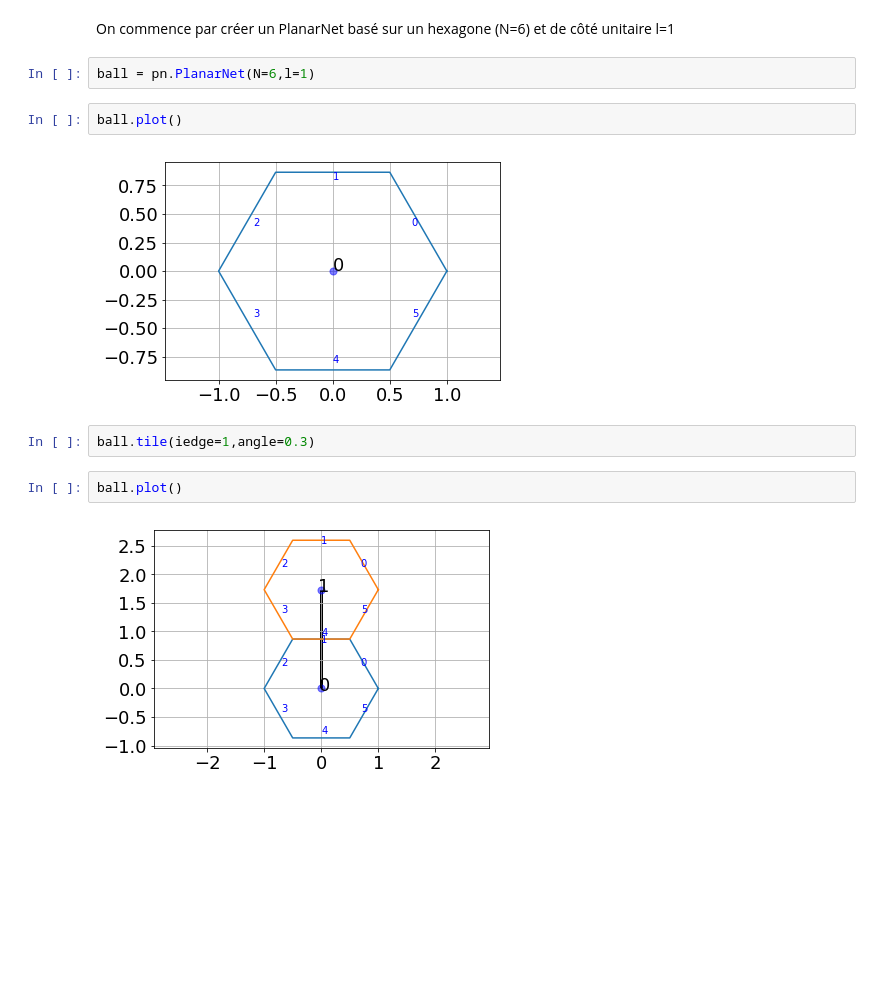
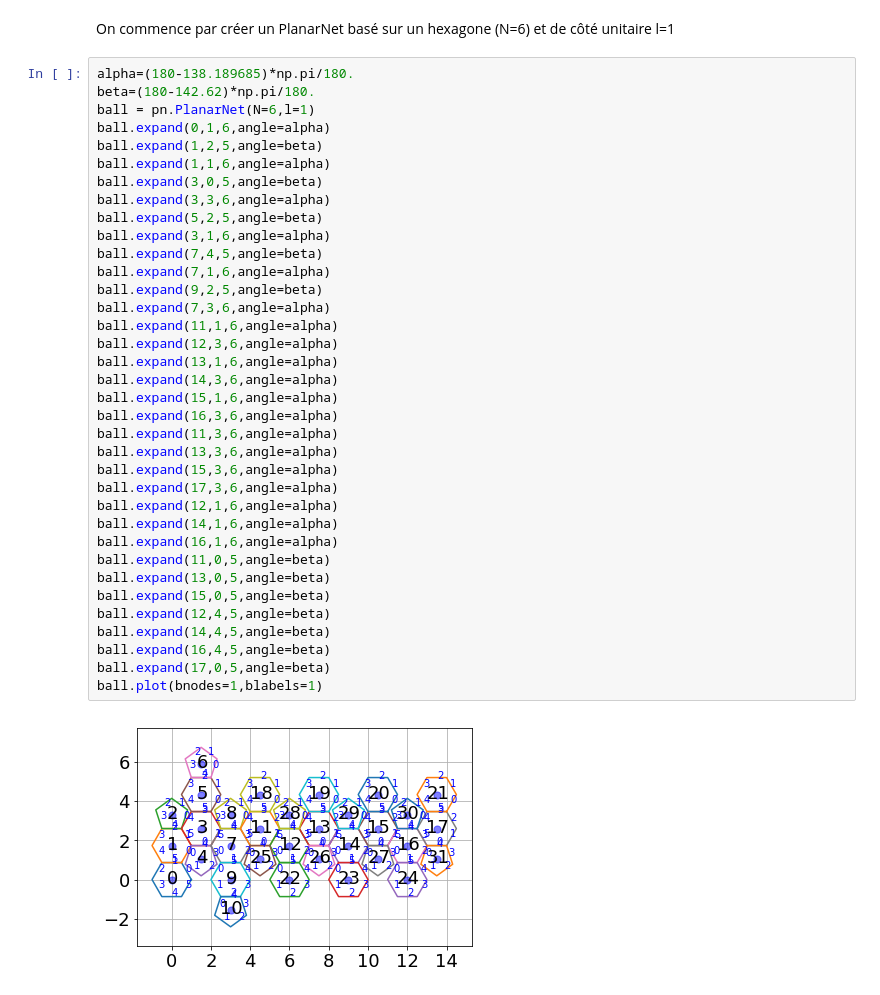
Before and after one commit to cadracks-project/ccad, a Jupyter notebook: doc/notebook/Polyedre.ipynb, the cells around one changed output. Saved outputs shown, nothing was run; the diff lists cells and outputs as text; blank space fills up the shorter version.

```diff
--- a/doc/notebook/Polyedre.ipynb
+++ b/doc/notebook/Polyedre.ipynb
@@ -152,17 +203,43 @@ Le réseau plan d'un ballon de football est représenté ci-dessous. Nous allons
 # %% [markdown]
 On commence par créer un PlanarNet basé sur un hexagone (N=6) et de côté unitaire l=1
-# %%
-ball = pn.PlanarNet(N=6,l=1)
-# %%
-ball.plot()
-# %% [output]
-[figure, removed]
-# %%
-ball.tile(iedge=1,angle=0.3)
-# %%
-ball.plot()
-# %% [output]
-[figure, removed]
+# %%
+alpha=(180-138.189685)*np.pi/180.
+beta=(180-142.62)*np.pi/180.
+ball = pn.PlanarNet(N=6,l=1)
+ball.expand(0,1,6,angle=alpha)
+ball.expand(1,2,5,angle=beta)
+ball.expand(1,1,6,angle=alpha)
+ball.expand(3,0,5,angle=beta)
+ball.expand(3,3,6,angle=alpha)
+ball.expand(5,2,5,angle=beta)
+ball.expand(3,1,6,angle=alpha)
+ball.expand(7,4,5,angle=beta)
+ball.expand(7,1,6,angle=alpha)
+ball.expand(9,2,5,angle=beta)
+ball.expand(7,3,6,angle=alpha)
+ball.expand(11,1,6,angle=alpha)
+ball.expand(12,3,6,angle=alpha)
+ball.expand(13,1,6,angle=alpha)
+ball.expand(14,3,6,angle=alpha)
+ball.expand(15,1,6,angle=alpha)
+ball.expand(16,3,6,angle=alpha)
+ball.expand(11,3,6,angle=alpha)
+ball.expand(13,3,6,angle=alpha)
+ball.expand(15,3,6,angle=alpha)
+ball.expand(17,3,6,angle=alpha)
+ball.expand(12,1,6,angle=alpha)
+ball.expand(14,1,6,angle=alpha)
+ball.expand(16,1,6,angle=alpha)
+ball.expand(11,0,5,angle=beta)
+ball.expand(13,0,5,angle=beta)
+ball.expand(15,0,5,angle=beta)
+ball.expand(12,4,5,angle=beta)
+ball.expand(14,4,5,angle=beta)
+ball.expand(16,4,5,angle=beta)
+ball.expand(17,0,5,angle=beta)
+ball.plot(bnodes=1,blabels=1)
+# %% [output]
+[figure, added]
 # %%
 ball.fold()
 # %% [output]
```
Also changed, not shown: parts of 25 cells of this notebook, 2 other files.
